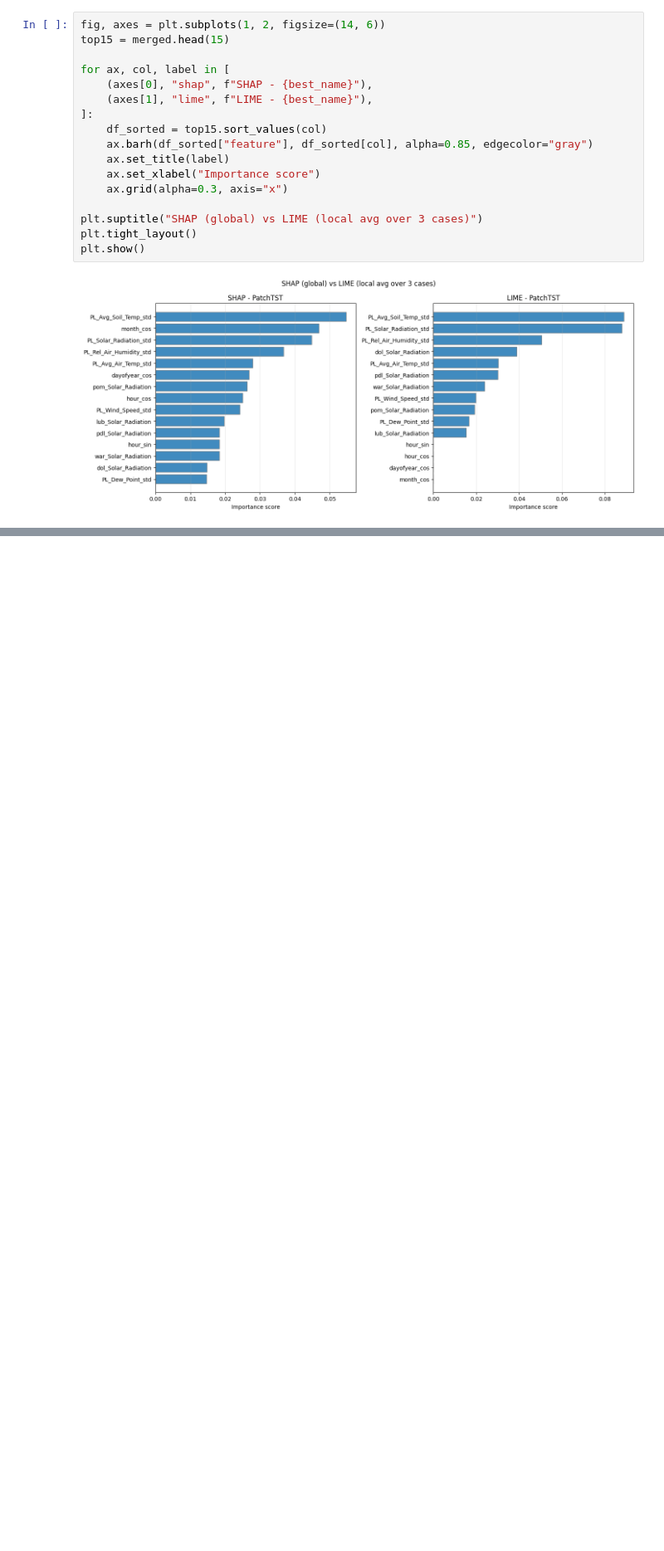
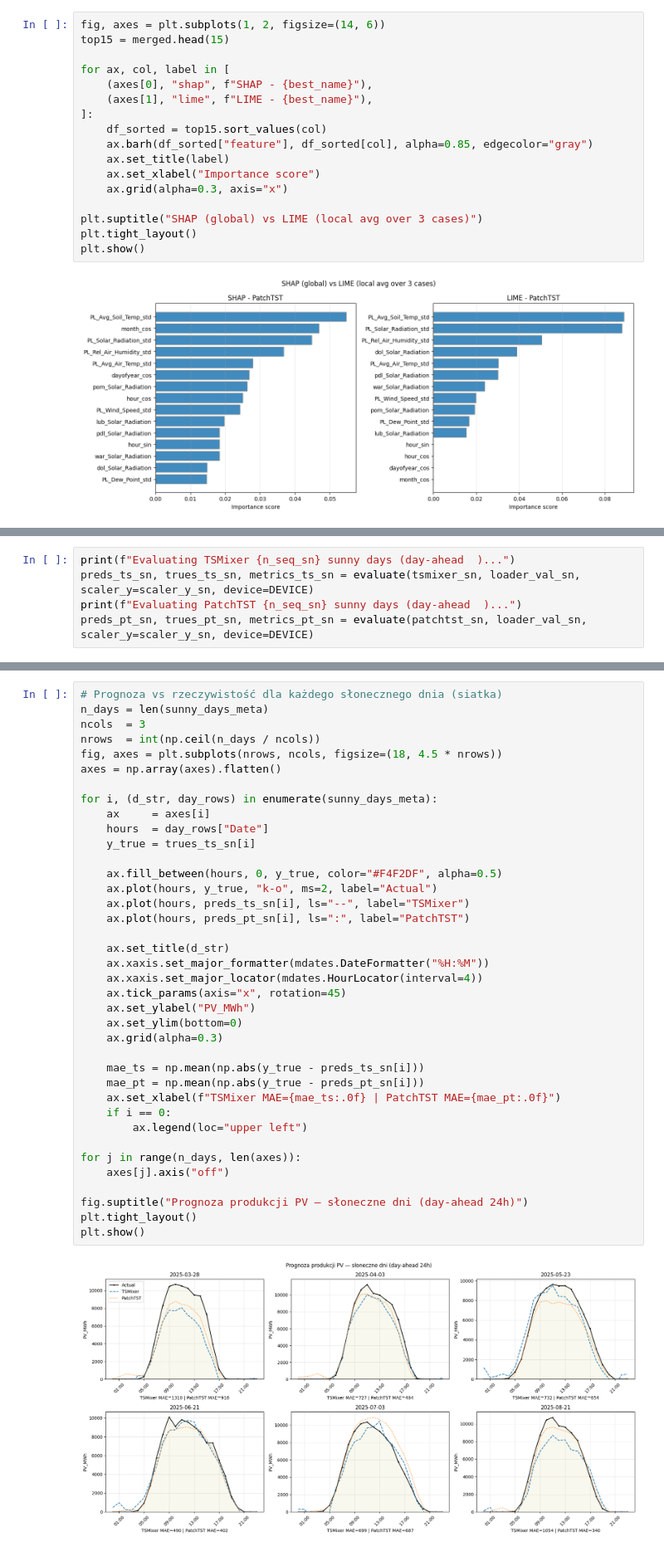
Before and after one commit to DuckDrivingTractor/Pracownia-Problemowa, a Jupyter notebook: pv_work/models_pv.ipynb, the cells around one changed output, grey strips where cells are left out. Shown at 83% size. Cells and saved outputs as stored; diff of their text form; blank space fills up the shorter version.

```diff
--- a/pv_work/models_pv.ipynb
+++ b/pv_work/models_pv.ipynb
@@ -816,0 +930,5 @@ plt.show()
+# %%
+print(f"Evaluating TSMixer {n_seq_sn} sunny days (day-ahead  )...")
+preds_ts_sn, trues_ts_sn, metrics_ts_sn = evaluate(tsmixer_sn, loader_val_sn, scaler_y=scaler_y_sn, device=DEVICE)
+print(f"Evaluating PatchTST {n_seq_sn} sunny days (day-ahead  )...")
+preds_pt_sn, trues_pt_sn, metrics_pt_sn = evaluate(patchtst_sn, loader_val_sn, scaler_y=scaler_y_sn, device=DEVICE)
@@ -816,0 +998,40 @@ plt.show()
+# %%
+# Prognoza vs rzeczywistość dla każdego słonecznego dnia (siatka)
+n_days = len(sunny_days_meta)
+ncols  = 3
+nrows  = int(np.ceil(n_days / ncols))
+fig, axes = plt.subplots(nrows, ncols, figsize=(18, 4.5 * nrows))
+axes = np.array(axes).flatten()
+
+for i, (d_str, day_rows) in enumerate(sunny_days_meta):
+    ax     = axes[i]
+    hours  = day_rows["Date"]
+    y_true = trues_ts_sn[i]
+
+    ax.fill_between(hours, 0, y_true, color="#F4F2DF", alpha=0.5)
+    ax.plot(hours, y_true, "k-o", ms=2, label="Actual")
+    ax.plot(hours, preds_ts_sn[i], ls="--", label="TSMixer")
+    ax.plot(hours, preds_pt_sn[i], ls=":", label="PatchTST")
+
+    ax.set_title(d_str)
+    ax.xaxis.set_major_formatter(mdates.DateFormatter("%H:%M"))
+    ax.xaxis.set_major_locator(mdates.HourLocator(interval=4))
+    ax.tick_params(axis="x", rotation=45)
+    ax.set_ylabel("PV_MWh")
+    ax.set_ylim(bottom=0)
+    ax.grid(alpha=0.3)
+
+    mae_ts = np.mean(np.abs(y_true - preds_ts_sn[i]))
+    mae_pt = np.mean(np.abs(y_true - preds_pt_sn[i]))
+    ax.set_xlabel(f"TSMixer MAE={mae_ts:.0f} | PatchTST MAE={mae_pt:.0f}")
+    if i == 0:
+        ax.legend(loc="upper left")
+
+for j in range(n_days, len(axes)):
+    axes[j].axis("off")
+
+fig.suptitle("Prognoza produkcji PV — słoneczne dni (day-ahead 24h)")
+plt.tight_layout()
+plt.show()
+# %% [output]
+[figure, added]
```
Also changed, not shown: parts of 18 cells of this notebook, 3 other files.
